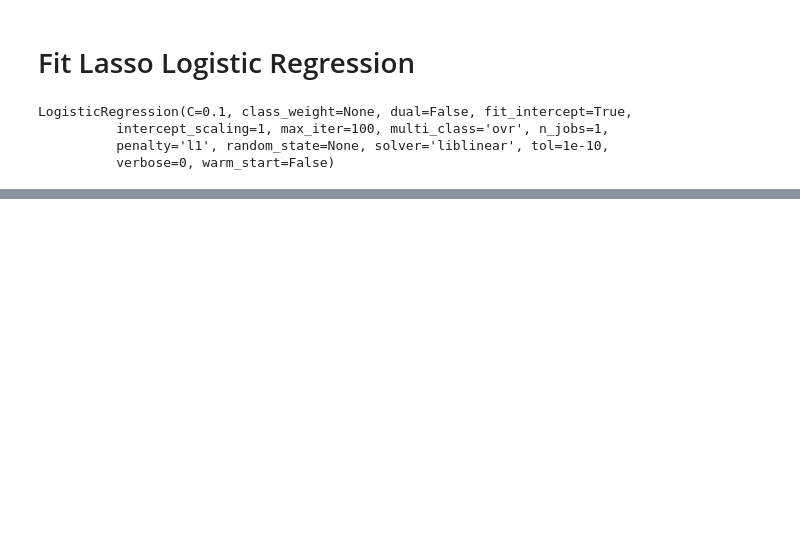
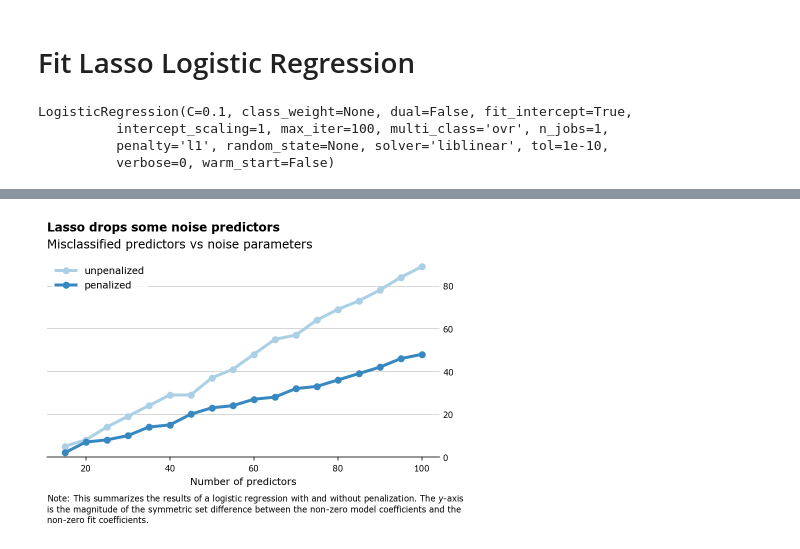
Before and after one commit to frtennis1/stat244-project, a Jupyter notebook: Lasso Model Selection.ipynb, the cells around one changed output, grey strips where cells are left out. Cells and saved outputs as stored; diff of their text form; code cells hidden in the pictures; blank space fills up the shorter version.

```diff
--- a/Lasso Model Selection.ipynb
+++ b/Lasso Model Selection.ipynb
@@ -56,0 +154,20 @@ array([ -9.06879332e-01,  -1.53906227e+00,   1.37243743e-02,
+# %%
+# darker is more regularized
+with sns.color_palette('Blues', 2):
+    dat = results.pivot(index='p', columns='lam', values='symm_diff')
+    plt.plot(dat[1e-20], 'o-', label='unpenalized')
+    plt.plot(dat[3e5], 'o-', label='penalized')
+plt.legend()
+plt.ylim(ymin=0)
+plt.xlabel('Number of predictors')
+artists = ft_ax(title='Lasso drops some noise predictors',
+      subtitle='Misclassified predictors vs noise parameters',
+      y=1.1,
+      source='Note: This summarizes the results of a logistic regression with ' +
+         'and without penalization. The $y$-axis\nis the magnitude of the symmetric ' +
+         'set difference between the non-zero model coefficients and the\nnon-zero fit ' +
+         'coefficients.')
+
+plt.savefig('report/figs/lasso-symm-diff.pdf', bbox_inches='tight', bbox_extra_artists=artists)
+# %% [output]
+[figure, added]
```
Also changed, not shown: parts of 20 cells of this notebook, 4 other files.
